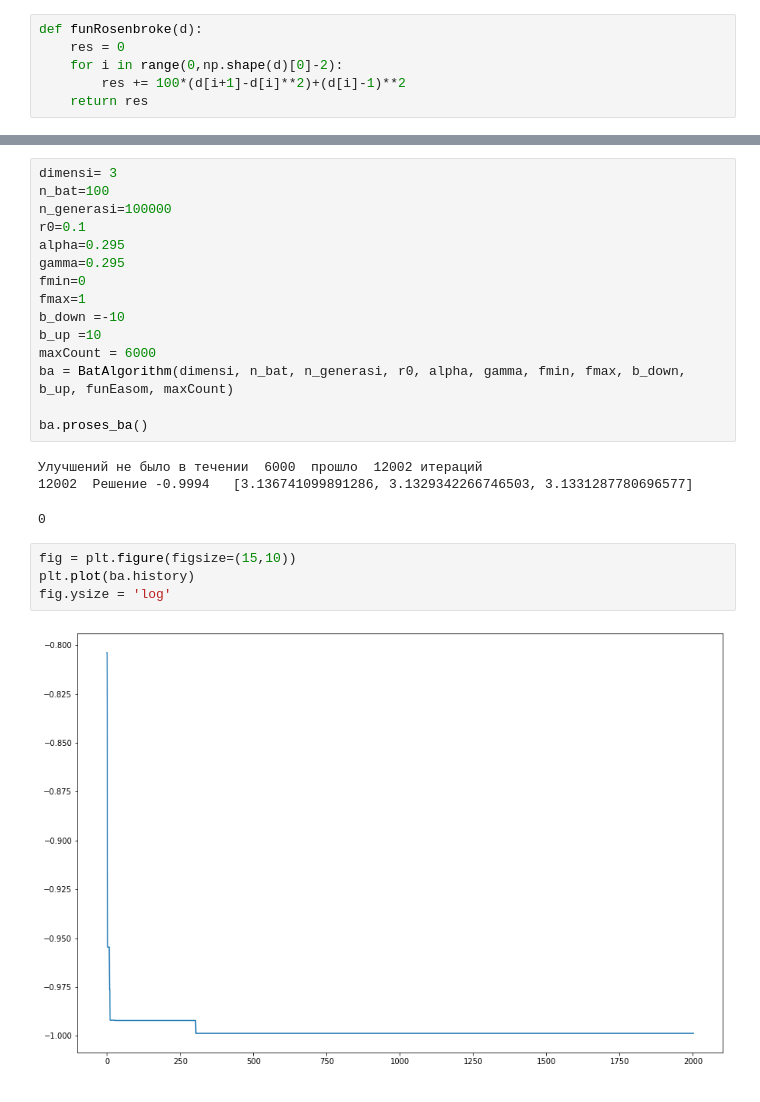
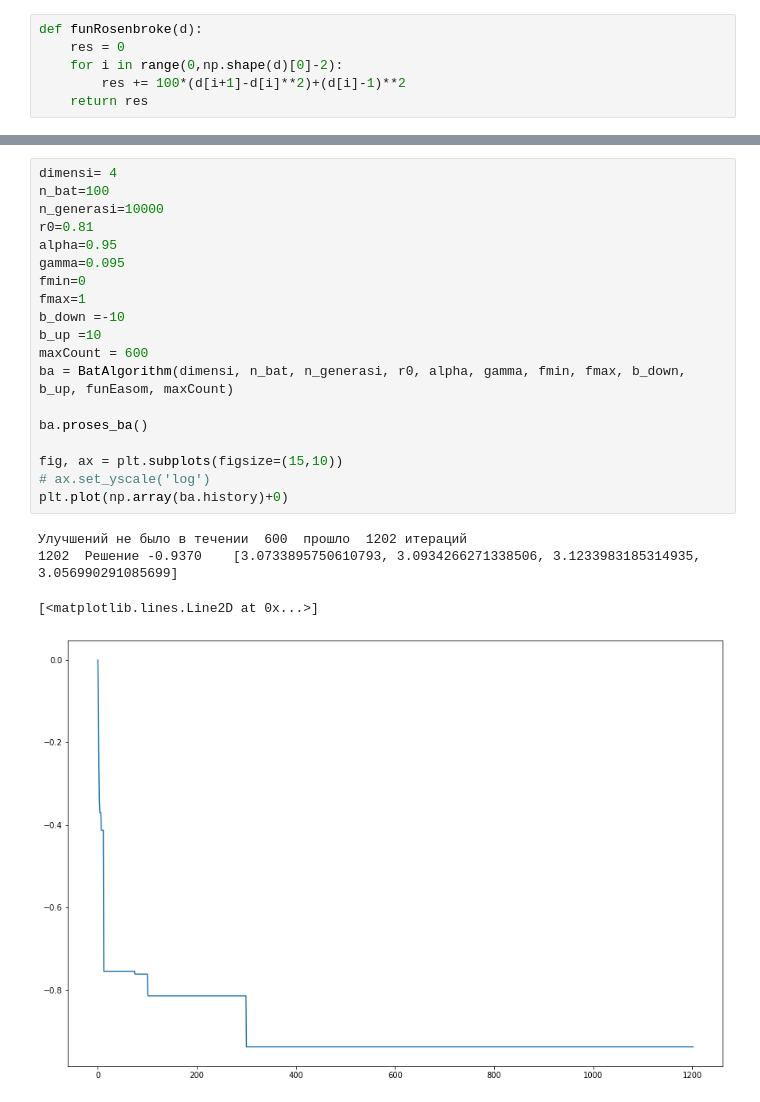
Before and after one commit to Shar170/Bat-Algorithm-Homework, a Jupyter notebook: Untitled.ipynb, the cells around one changed output, grey strips where cells are left out. Cells and saved outputs as stored; diff of their text form.

```diff
--- a/Untitled.ipynb
+++ b/Untitled.ipynb
@@ -86,25 +55,24 @@ cmap = cm.plasma)
 # %%
-dimensi= 3
+dimensi= 4
 n_bat=100
-n_generasi=100000
-r0=0.1
-alpha=0.295
-gamma=0.295
+n_generasi=10000
+r0=0.81
+alpha=0.95
+gamma=0.095
 fmin=0
 fmax=1
 b_down =-10
 b_up =10
-maxCount = 6000
+maxCount = 600
 ba = BatAlgorithm(dimensi, n_bat, n_generasi, r0, alpha, gamma, fmin, fmax, b_down, b_up, funEasom, maxCount)
 
 ba.proses_ba()
+
+fig, ax = plt.subplots(figsize=(15,10))
+# ax.set_yscale('log')
+plt.plot(np.array(ba.history)+0)
 # %% [output]
-Улучшений не было в течении  6000  прошло  12002 итераций
-12002  Решение -0.9994   [3.136741099891286, 3.1329342266746503, 3.1331287780696577]
+Улучшений не было в течении  600  прошло  1202 итераций
+1202  Решение -0.9370    [3.0733895750610793, 3.0934266271338506, 3.1233983185314935, 3.056990291085699]
-0
+[<matplotlib.lines.Line2D at 0x...>]
+[figure, added]
-# %%
-fig = plt.figure(figsize=(15,10))
-plt.plot(ba.history)
-fig.ysize = 'log'
-# %% [output]
-[figure, removed]
```
Also changed, not shown: parts of 5 cells of this notebook.
